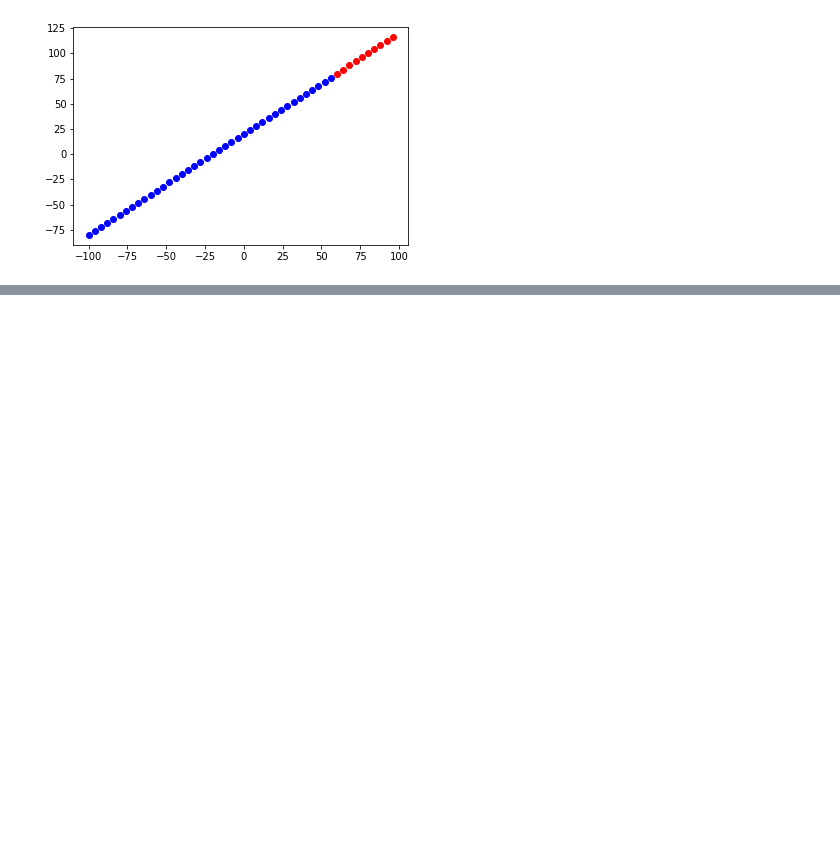
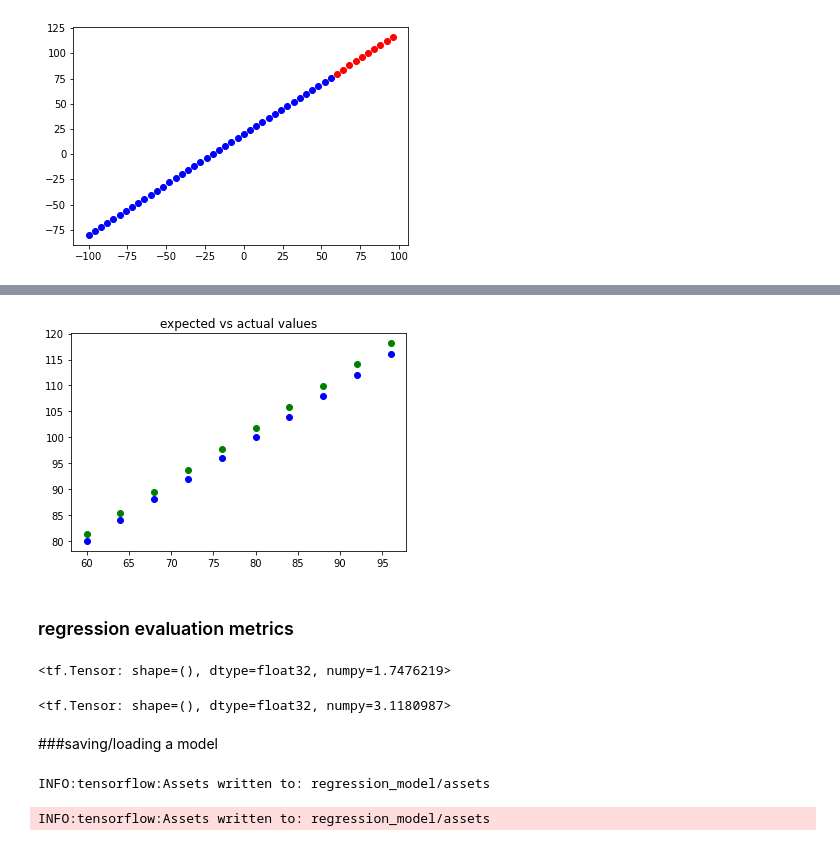
Before and after one commit to terrysu64/Machine-Learning-and-Data-Science-Projects, a Jupyter notebook: neural_network_regression.ipynb, the cells around one changed output, grey strips where cells are left out. Drawn from its saved outputs; the diff is of its cells as text; code cells hidden in the pictures; blank space fills up the shorter version.

```diff
--- a/neural_network_regression.ipynb
+++ b/neural_network_regression.ipynb
@@ -206,0 +241,3 @@ params = weight and bias in this case
+# %%
+y_preds = model.predict(X_test)
+y_preds
@@ -206,0 +255,33 @@ params = weight and bias in this case
+# %%
+def plot_preds(X_test=X_test,
+               y_test=y_test,
+               y_preds=y_preds):
+  plt.title("expected vs actual values")
+  plt.scatter(X_test,y_test,c="b",label="testing data")
+  plt.scatter(X_test,y_preds,c="g",label="predictions")
+  plt.show()
+plot_preds()
+# %% [output]
+[figure, added]
+# %% [markdown]
+### regression evaluation metrics
+# %%
+tf.metrics.mean_absolute_error(y_true=y_test,
+                               y_pred=tf.squeeze(y_preds))
+# %% [output]
+<tf.Tensor: shape=(), dtype=float32, numpy=1.7476219>
+# %%
+tf.metrics.mean_squared_error(y_true=y_test,
+                               y_pred=tf.squeeze(y_preds))
+
+#possible ways to improve: change hyperparams, different optimizer, change neural network structure/layers
+# %% [output]
+<tf.Tensor: shape=(), dtype=float32, numpy=3.1180987>
+# %% [markdown]
+###saving/loading a model
+# %%
+ #can either save in SavedModel format or HDF5 format
+ model.save("regression_model")
+# %% [output]
+INFO:tensorflow:Assets written to: regression_model/assets
+INFO:tensorflow:Assets written to: regression_model/assets
```
Also changed, not shown: parts of 12 cells of this notebook.
